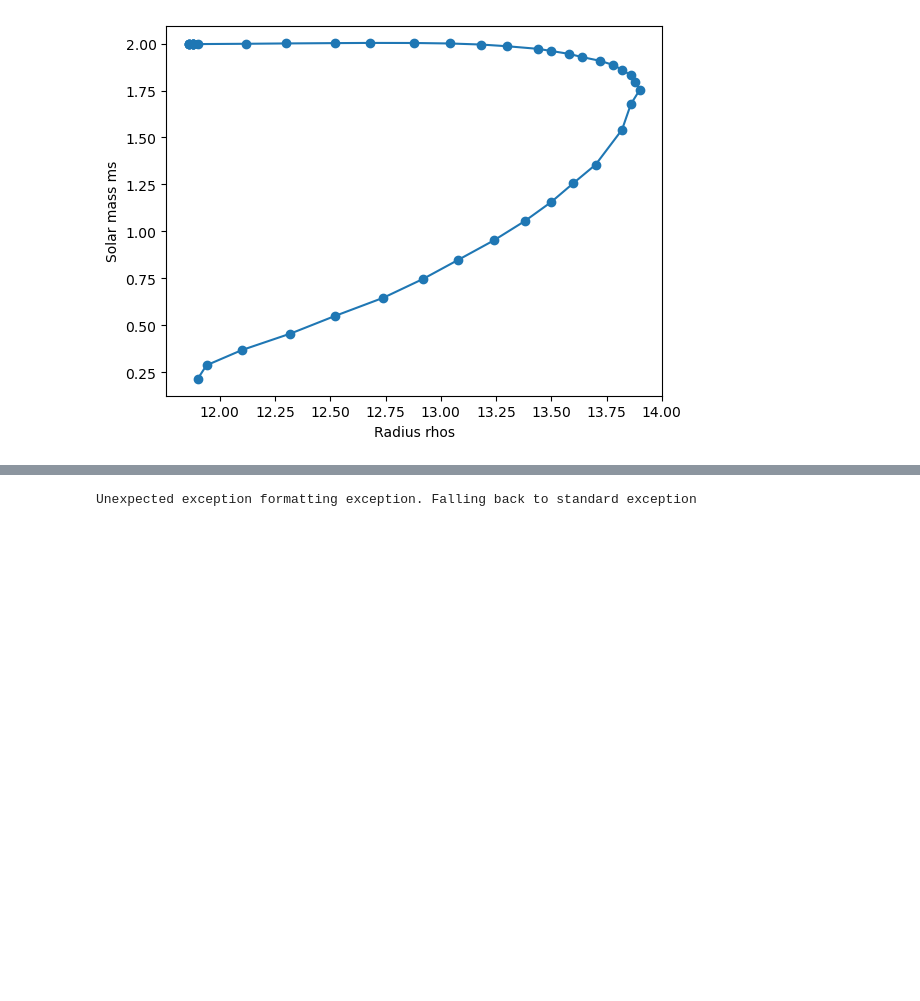
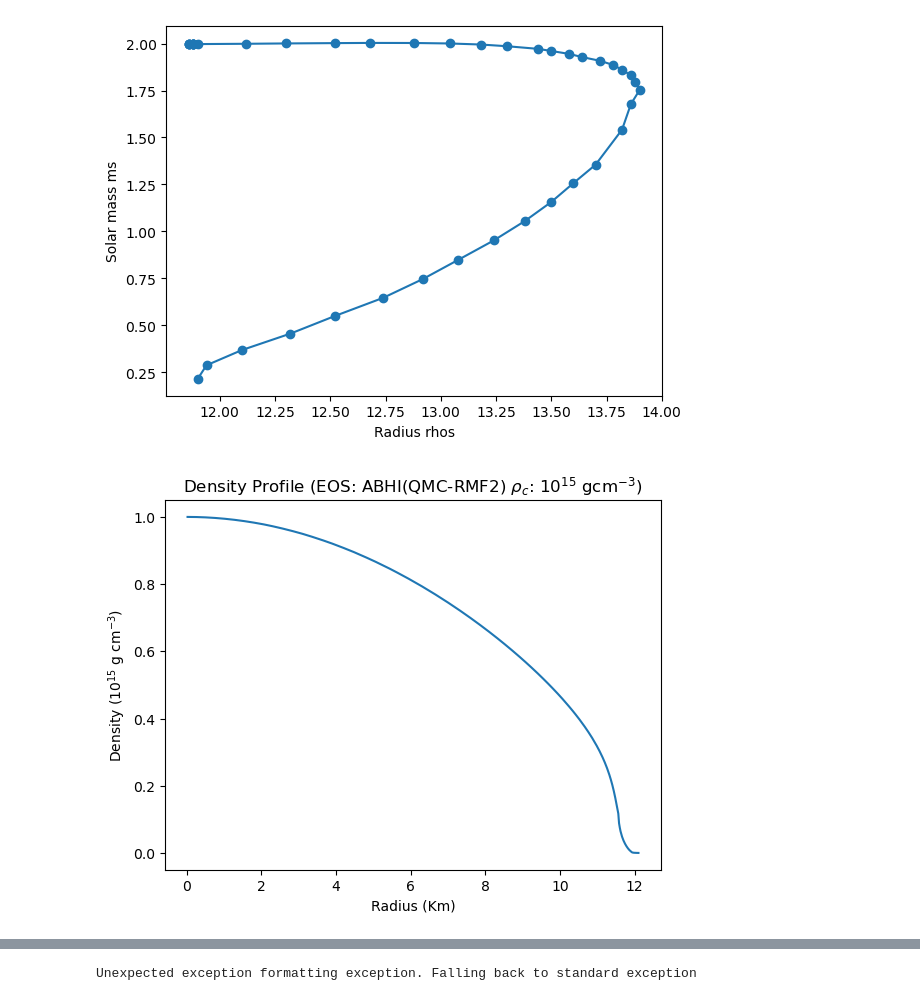
Before and after one commit to D7RV23/NS_SURP2024, a Jupyter notebook: week_5-6/ns_database.ipynb, the cells around one changed output, grey strips where cells are left out. Cells and saved outputs as stored; diff of their text form; code cells hidden in the pictures; blank space fills up the shorter version.

Commit message:
Added the range in the EOS database file,
Added two EOS and Rho_c profiles for the poster session

made graphs for the aformention EOS_Rho_c profiles

Removed Herobrine

```diff
--- a/week_5-6/ns_database.ipynb
+++ b/week_5-6/ns_database.ipynb
@@ -369,3 +374,27 @@ def print_summary(EOS, rhos_c,ms_t,rs_t,compact):
    file.write(rhos_w+"\t\t"+ mass_w+"\t\t"+ radius_w+"\t\t"+compact_w+"\n")# with appropriate formatting similar to the print_NS
 
    file.close()
+# %%
+def read_EOS_rhos_c(EOS,rhos_c):
+    #formating EOS and rhos_cs values as done in outputFile subroutine
+    EOS = EOS.rstrip('/')
+    rhos_c = "{:.2e}".format(rhos_c)
+    #open the document
+    file = open(str(EOS)+"_"+rhos_c+".dat","r")
+    rs = []
+    ps = []
+    ms = []
+    rhos = []
+    file.readline()
+    for line in file.readlines():
+        c_line = line.split('\t\t')
+        rs.append(float(c_line[0]))
+        ps.append(float(c_line[1]))
+        ms.append(float(c_line[2]))
+        rhos.append(float(c_line[3]))
+    rs = np.array(rs)
+    ps = np.array(ps)
+    ms = np.array(ms)
+    rhos = np.array(rhos)
+    file.close()
+    return rs,ps,ms,rhos
@@ -371,0 +407,19 @@ def print_summary(EOS, rhos_c,ms_t,rs_t,compact):
+# %%
+EOS = EOS_keys[1]
+rs,ps,ms,rhos = read_EOS_rhos_c(EOS,1e15)
+
+fig, ax = plt.subplots(ncols=1, nrows=1)
+ax.set_title(r'Density Profile (EOS: ABHI(QMC-RMF2) $\rho_c$: $10^{15}$ gcm$^{-3}$)')
+x = rs/1e5
+ax.set_xlabel('Radius (Km)')
+# Y-axis values
+y = rhos/1e15
+ax.set_ylabel(r'Density ($10^{15}$ g cm$^{-3}$)')
+#ax.set_yscale("log")
+# Function to plot
+ax.plot(x, y)
+
+# function to show the plot
+plt.show()
+# %% [output]
+[figure, added]
```
Also changed, not shown: parts of 13 cells of this notebook, 2 other files.
